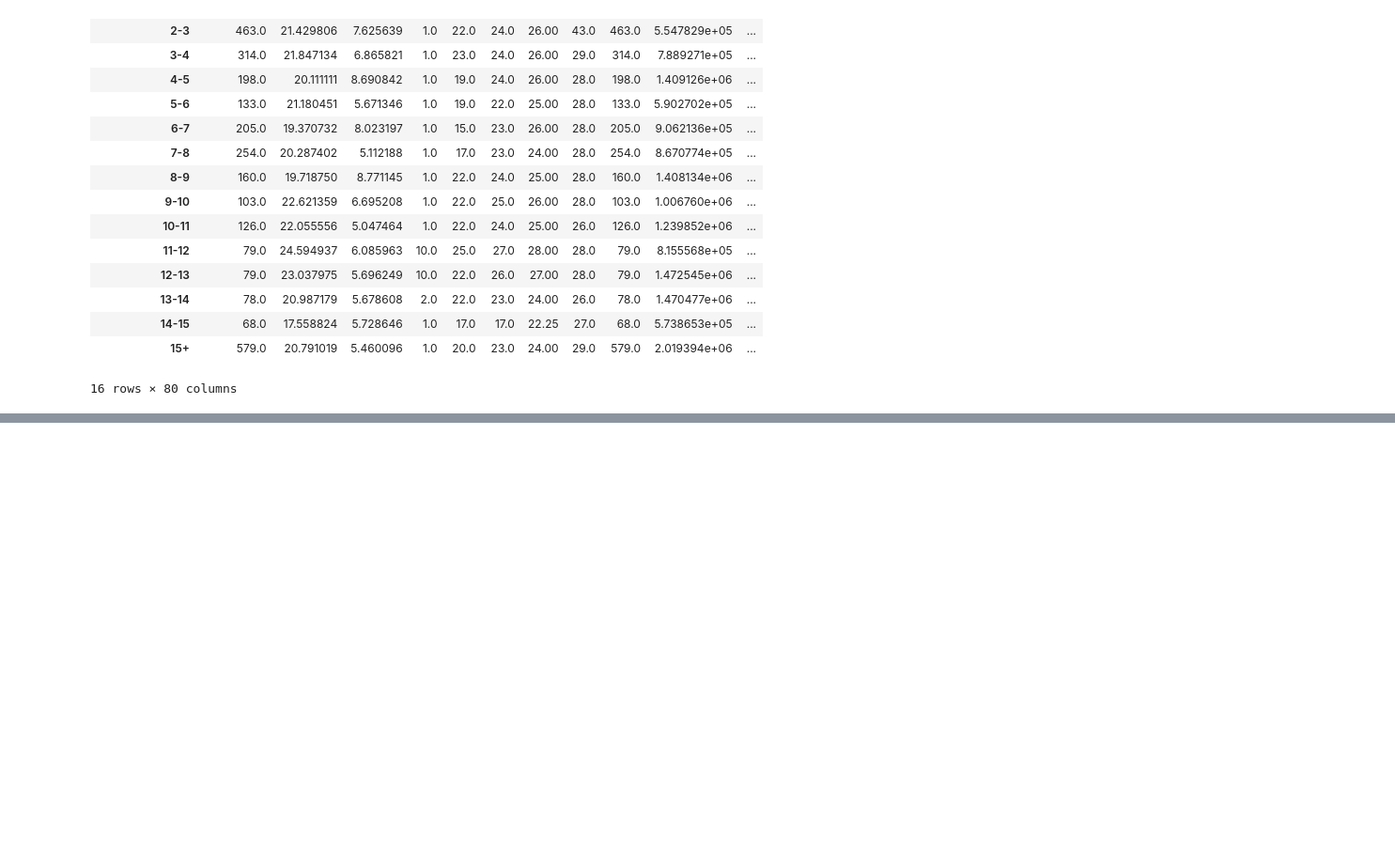
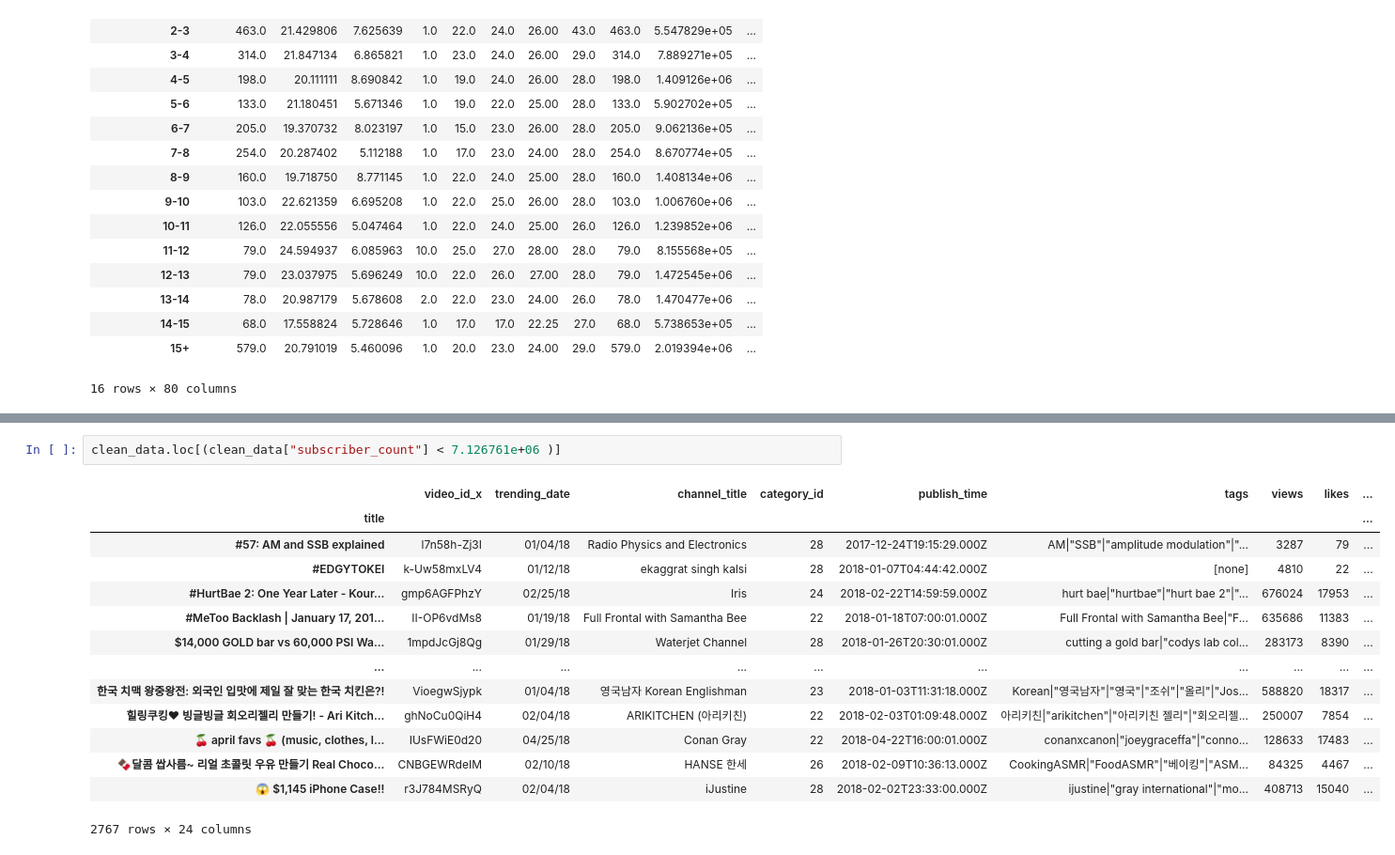
Before and after one commit to hannah8075/youtube-analysis, a Jupyter notebook: video_data.ipynb, the cells around one changed output, grey strips where cells are left out. Shown: that part at 94% size. Drawn from its saved outputs; the diff is of its cells as text; blank space fills up the shorter version.

```diff
--- a/video_data.ipynb
+++ b/video_data.ipynb
@@ -116,0 +113,17 @@ plt.show()
+# %%
+clean_data.loc[(clean_data["subscriber_count"] < 7.126761e+06 )]
+# %% [output]
+|  | video_id_x | trending_date | channel_title | category_id | publish_time | tags | views | likes | ... |
+| title |  |  |  |  |  |  |  |  | ... |
+| #57: AM and SSB explained | l7n58h-Zj3I | 01/04/18 | Radio Physics and Electronics | 28 | 2017-12-24T19:15:29.000Z | AM|"SSB"|"amplitude modulation"|"... | 3287 | 79 | ... |
+| #EDGYTOKEI | k-Uw58mxLV4 | 01/12/18 | ekaggrat singh kalsi | 28 | 2018-01-07T04:44:42.000Z | [none] | 4810 | 22 | ... |
+| #HurtBae 2: One Year Later - Kour... | gmp6AGFPhzY | 02/25/18 | Iris | 24 | 2018-02-22T14:59:59.000Z | hurt bae|"hurtbae"|"hurt bae 2"|"... | 676024 | 17953 | ... |
+| #MeToo Backlash | January 17, 201... | II-OP6vdMs8 | 01/19/18 | Full Frontal with Samantha Bee | 22 | 2018-01-18T07:00:01.000Z | Full Frontal with Samantha Bee|"F... | 635686 | 11383 | ... |
+| $14,000 GOLD bar vs 60,000 PSI Wa... | 1mpdJcGj8Qg | 01/29/18 | Waterjet Channel | 28 | 2018-01-26T20:30:01.000Z | cutting a gold bar|"codys lab col... | 283173 | 8390 | ... |
+| ... | ... | ... | ... | ... | ... | ... | ... | ... | ... |
+| 한국 치맥 왕중왕전: 외국인 입맛에 제일 잘 맞는 한국 치킨은?! | VioegwSjypk | 01/04/18 | 영국남자 Korean Englishman | 23 | 2018-01-03T11:31:18.000Z | Korean|"영국남자"|"영국"|"조쉬"|"올리"|"Jos... | 588820 | 18317 | ... |
+| 힐링쿠킹♥ 빙글빙글 회오리젤리 만들기! - Ari Kitch... | ghNoCu0QiH4 | 02/04/18 | ARIKITCHEN (아리키친) | 22 | 2018-02-03T01:09:48.000Z | 아리키친|"arikitchen"|"아리키친 젤리"|"회오리젤... | 250007 | 7854 | ... |
+| 🍒 april favs 🍒 (music, clothes, l... | IUsFWiE0d20 | 04/25/18 | Conan Gray | 22 | 2018-04-22T16:00:01.000Z | conanxcanon|"joeygraceffa"|"conno... | 128633 | 17483 | ... |
+| 🍫달콤 쌉사름~ 리얼 초콜릿 우유 만들기 Real Choco... | CNBGEWRdeIM | 02/10/18 | HANSE 한세 | 26 | 2018-02-09T10:36:13.000Z | CookingASMR|"FoodASMR"|"베이킹"|"ASM... | 84325 | 4467 | ... |
+| 😱 $1,145 iPhone Case!! | r3J784MSRyQ | 02/04/18 | iJustine | 28 | 2018-02-02T23:33:00.000Z | ijustine|"gray international"|"mo... | 408713 | 15040 | ... |
+2767 rows × 24 columns
```
Also changed, not shown: parts of 1 cell of this notebook.
